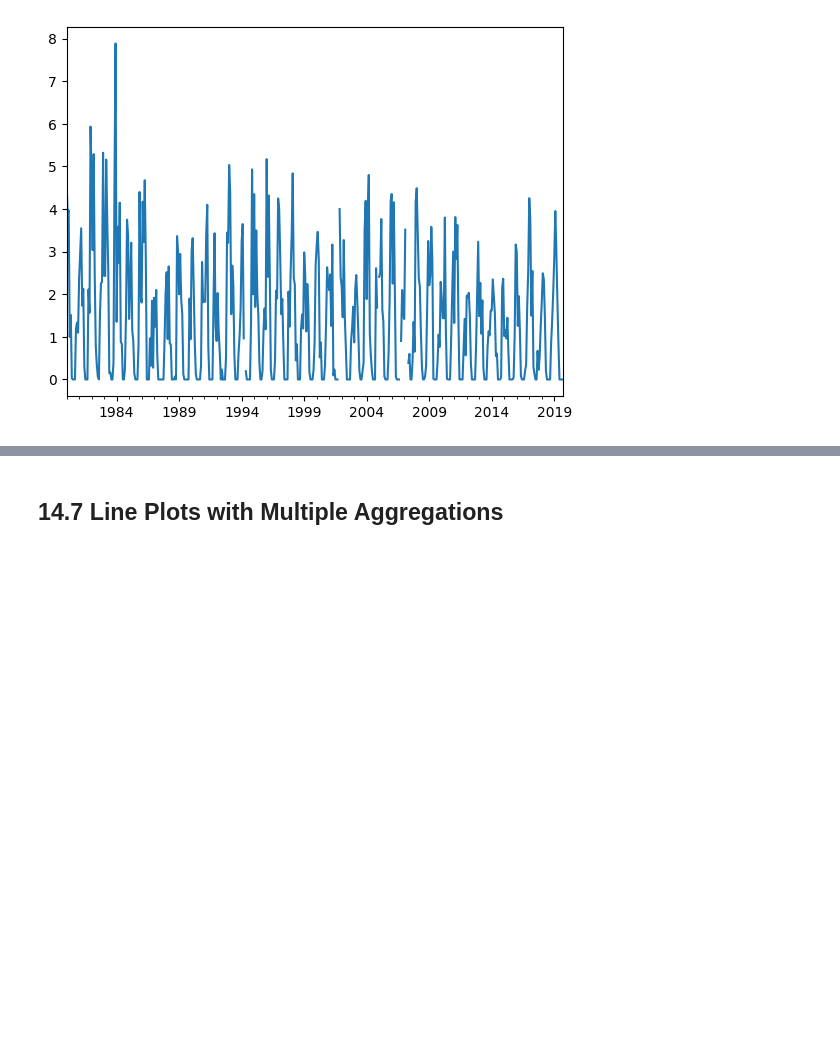
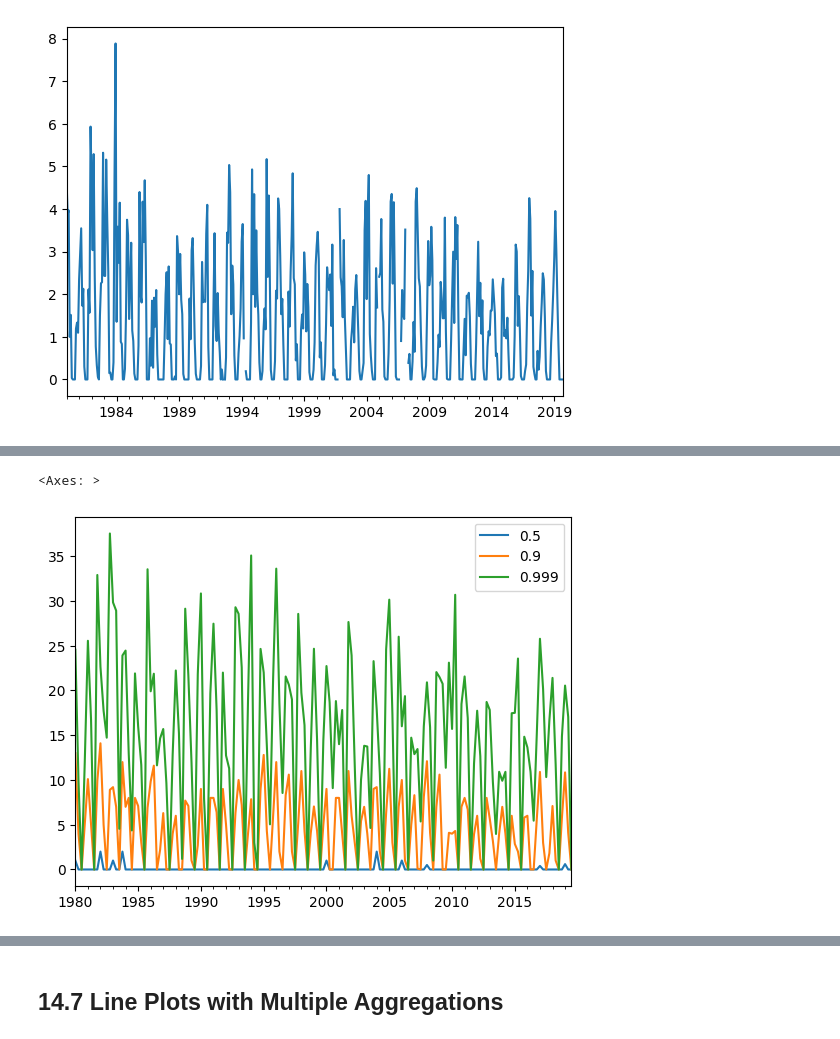
Before and after one commit to stevechengnyc/effective-pandas, a Jupyter notebook: 14-plotting-with-a-series.ipynb, the cells around one changed output, grey strips where cells are left out. Cells and saved outputs as stored; diff of their text form; code cells hidden in the pictures; blank space fills up the shorter version.

```diff
--- a/14-plotting-with-a-series.ipynb
+++ b/14-plotting-with-a-series.ipynb
@@ -111,0 +122,5 @@ snow[snow>0].plot.line()
+# %%
+snow. resample('QE').quantile ([.5 , .9, .999]).unstack().plot.line ()
+# %% [output]
+<Axes: >
+[figure, added]
```
Also changed, not shown: parts of 26 cells of this notebook.
